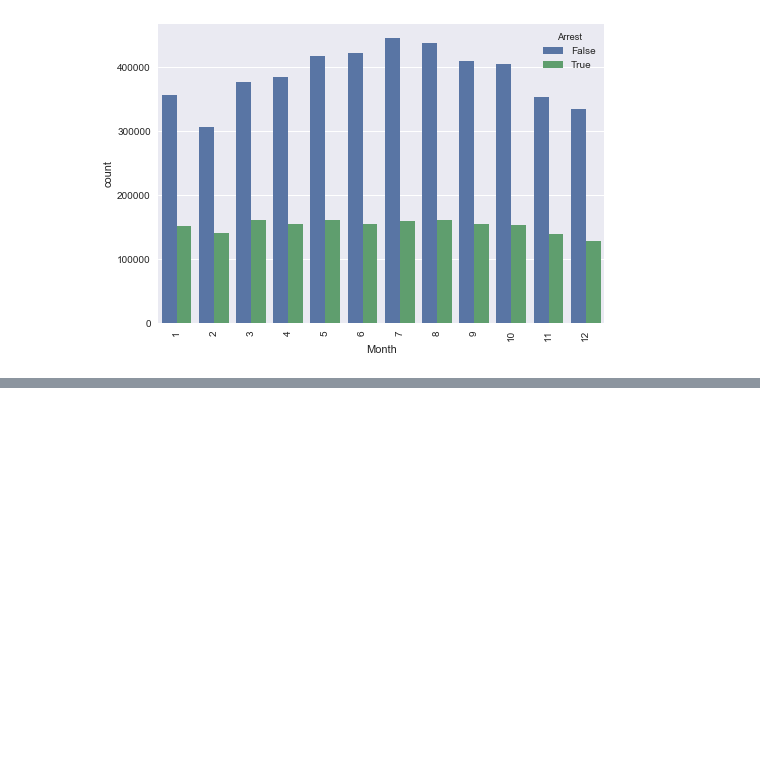
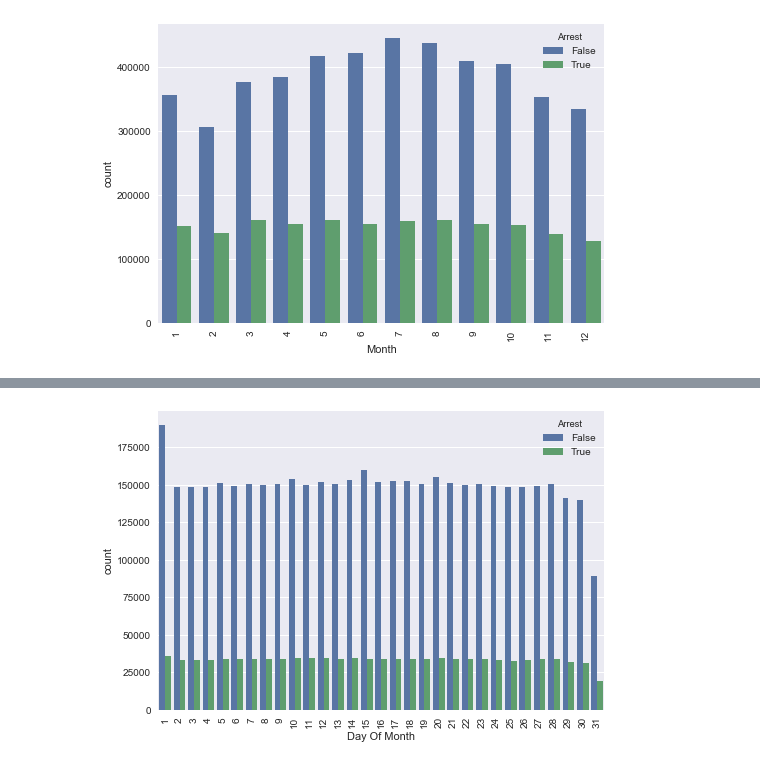
Before and after one commit to SakthivelRavi/ArrestPrediction, a Jupyter notebook: Seaborn-Celine.ipynb, the cells around one changed output, grey strips where cells are left out. Saved outputs shown, nothing was run; the diff lists cells and outputs as text; code cells hidden in the pictures; blank space fills up the shorter version.

```diff
--- a/Seaborn-Celine.ipynb
+++ b/Seaborn-Celine.ipynb
@@ -92,0 +116,6 @@ NameError: name 'crime' is not defined
+# %%
+plt.xticks(rotation=90)
+sns.countplot(x="Day Of Month", hue='Arrest', data=usable_crime)
+plt.show()
+# %% [output]
+[figure, added]
```
Also changed, not shown: parts of 13 cells of this notebook.
